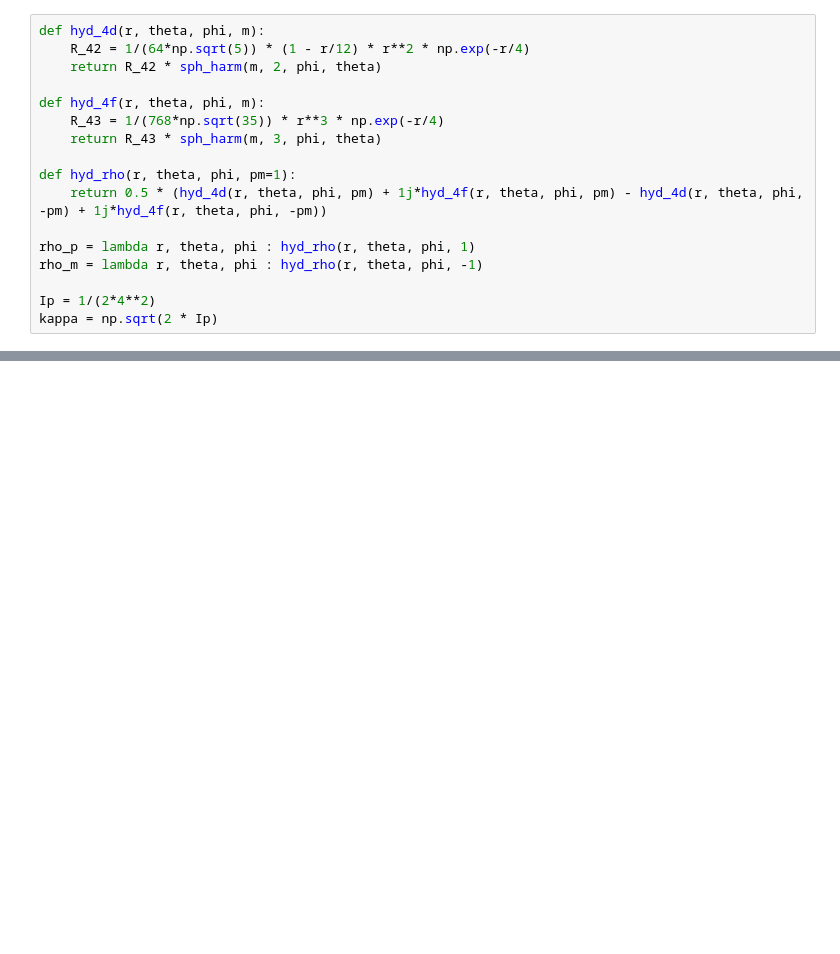
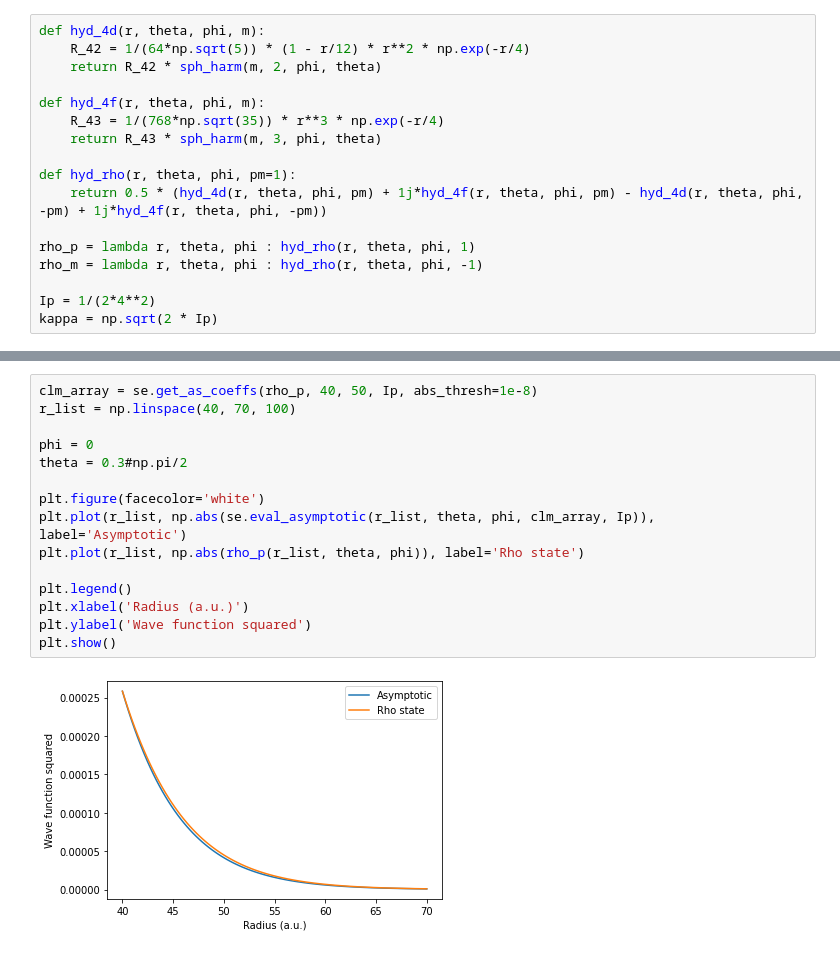
Before and after one commit to EmilHansen1/SFA_OAM_Linear, a Jupyter notebook: chiral_hydrogen.ipynb, the cells around one changed output, grey strips where cells are left out. Saved outputs shown, nothing was run; the diff lists cells and outputs as text; blank space fills up the shorter version.

```diff
--- a/chiral_hydrogen.ipynb
+++ b/chiral_hydrogen.ipynb
@@ -84,0 +85,17 @@ plt.tight_layout()
+# %%
+clm_array = se.get_as_coeffs(rho_p, 40, 50, Ip, abs_thresh=1e-8)
+r_list = np.linspace(40, 70, 100)
+
+phi = 0
+theta = 0.3#np.pi/2
+
+plt.figure(facecolor='white')
+plt.plot(r_list, np.abs(se.eval_asymptotic(r_list, theta, phi, clm_array, Ip)), label='Asymptotic')
+plt.plot(r_list, np.abs(rho_p(r_list, theta, phi)), label='Rho state')
+
+plt.legend()
+plt.xlabel('Radius (a.u.)')
+plt.ylabel('Wave function squared')
+plt.show()
+# %% [output]
+[figure, added]
```
Also changed, not shown: parts of 13 cells of this notebook.
